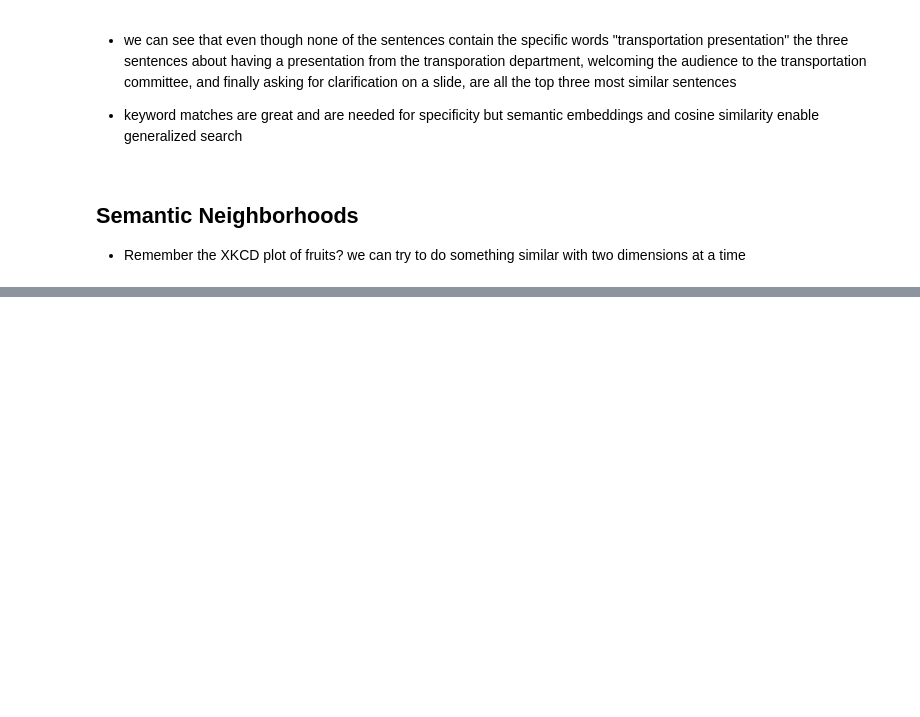
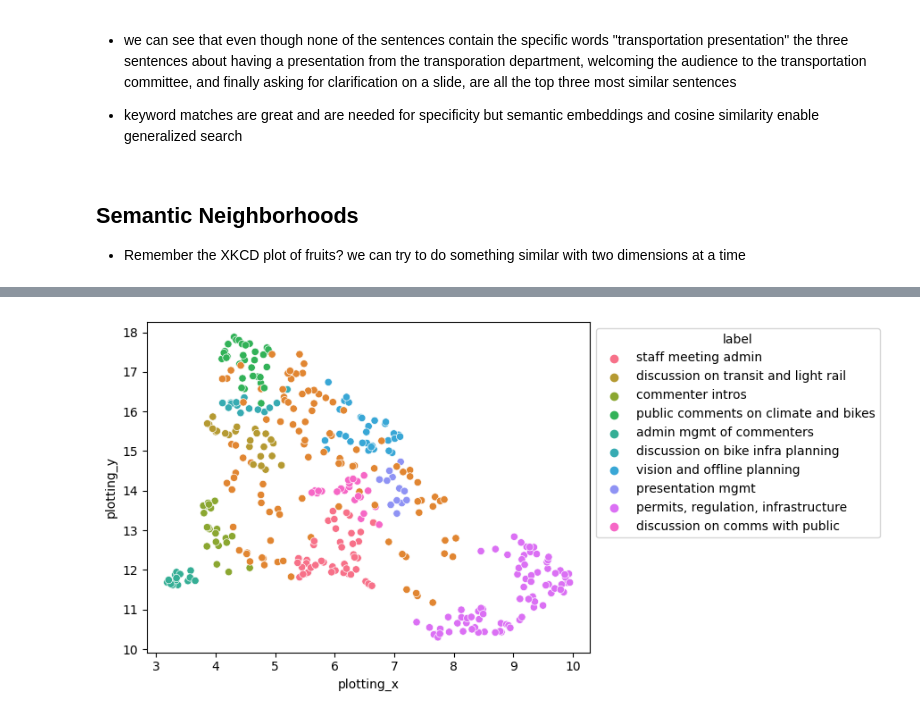
Before and after one commit to PugetSoundClinic-PIT/ml-for-pit, a Jupyter notebook: content/04/lecture.ipynb, the cells around one changed output, grey strips where cells are left out. Saved outputs shown, nothing was run; the diff lists cells and outputs as text; code cells hidden in the pictures; blank space fills up the shorter version.

```diff
--- a/content/04/lecture.ipynb
+++ b/content/04/lecture.ipynb
@@ -198,0 +358,19 @@ sns.pairplot(data=corpus[["index", "embedding_dim_0", "embedding_dim_1", "embedd
+# %%
+transpo_meeting_corpus["label"] = transpo_meeting_corpus.label.replace({
+    -1: "_no cluster",
+    0: "permits, regulation, infrastructure",
+    1: "admin mgmt of commenters",
+    2: "commenter intros",
+    3: "staff meeting admin",
+    4: "discussion on transit and light rail",
+    5: "discussion on comms with public",
+    6: "discussion on bike infra planning",
+    7: "public comments on climate and bikes",
+    8: "presentation mgmt",
+    9: "vision and offline planning",
+})
+
+ax = sns.scatterplot(data=transpo_meeting_corpus, x="plotting_x", y="plotting_y", hue="label", palette="husl")
+sns.move_legend(ax, "upper left", bbox_to_anchor=(1, 1))
+# %% [output]
+[figure, added]
```
Also changed, not shown: parts of 18 cells of this notebook, 1 other file.
